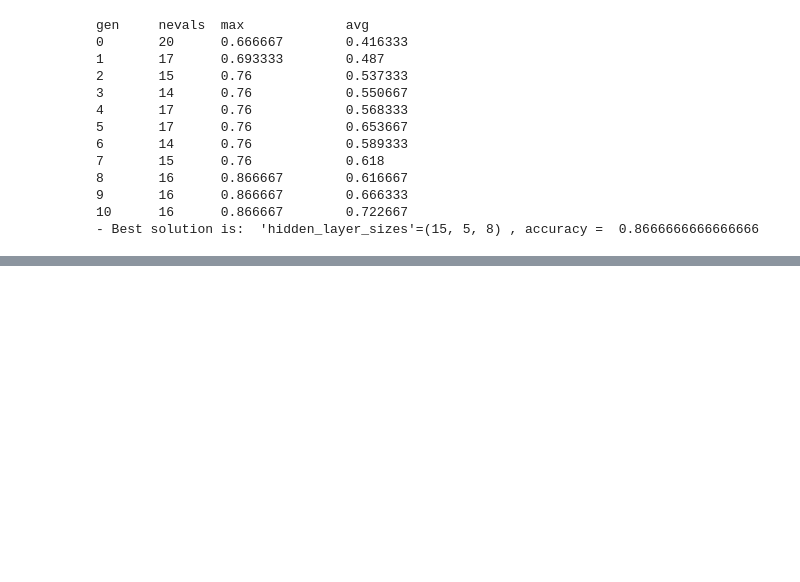
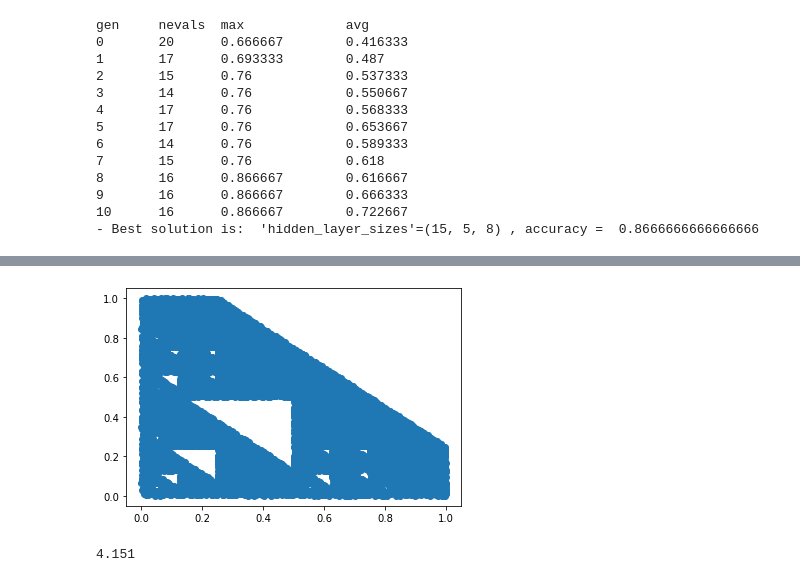
Before and after one commit to Unilmalas/TextAI, a Jupyter notebook: snippets 46.ipynb, the cells around one changed output, grey strips where cells are left out. Cells and saved outputs as stored; diff of their text form; code cells hidden in the pictures; blank space fills up the shorter version.

```diff
--- a/snippets 46.ipynb
+++ b/snippets 46.ipynb
@@ -646,0 +787,51 @@ gen     nevals  max             avg
+# %%
+# fractals via midpoints 3
+import random
+import matplotlib.pyplot as plt
+
+vertex_list = [(0, 0), (1, 0), (1, 0.25), (0.25, 1), (0, 1)]
+
+def rdpt(a):
+    while True:
+        x = a * random.random()
+        y = a * random.random()
+        if x+y < a:
+            return (x, y)
+
+def rnd_vertex(v_list):
+    return random.choice(v_list)
+
+def next_point(this_point, v_list):
+    rv = rnd_vertex(v_list)
+    return (this_point[0] + (rv[0]-this_point[0])/2, this_point[1] + (rv[1]-this_point[1])/2)
+
+point_list_x = []
+point_list_y = []
+np = next_point(rdpt(1.5), vertex_list)
+for i in range(50000):
+    point_list_x.append(np[0])
+    point_list_y.append(np[1])
+    np = next_point(np, vertex_list)
+
+plt.scatter(point_list_x, point_list_y)
+plt.show()
+# %% [output]
+[figure, added]
+# %%
+import random
+
+def play_game(res):
+    roll = random.choice([1, 2, 3, 4, 5, 6])
+    if roll != 6:
+        return res + roll
+    return play_game(res + 6)
+
+#print(play_game(0))
+
+total = 0
+for i in range(1000):
+    total += play_game(0)
+
+print(total/1000)
+# %% [output]
+4.151
```
Also changed, not shown: parts of 17 cells of this notebook.
